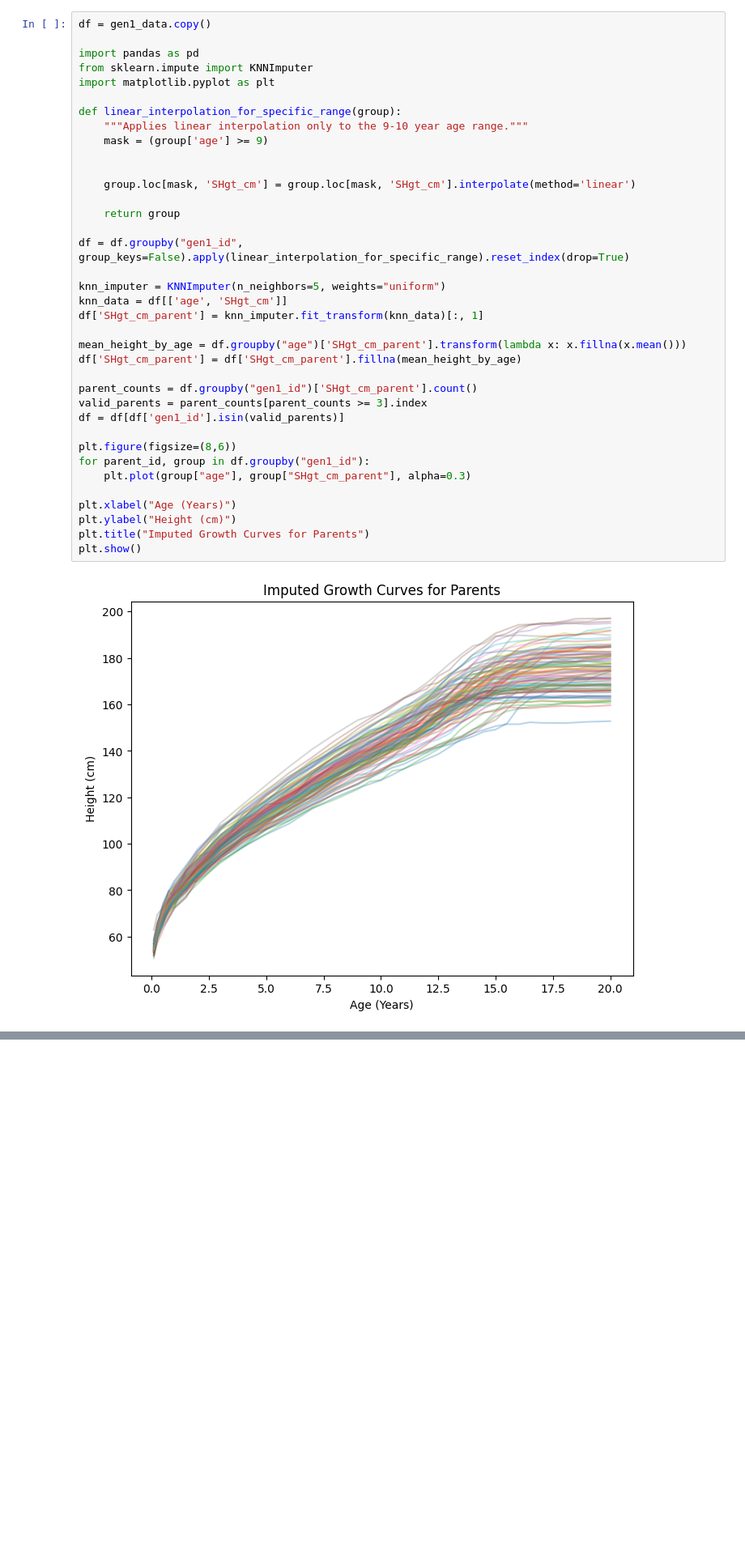
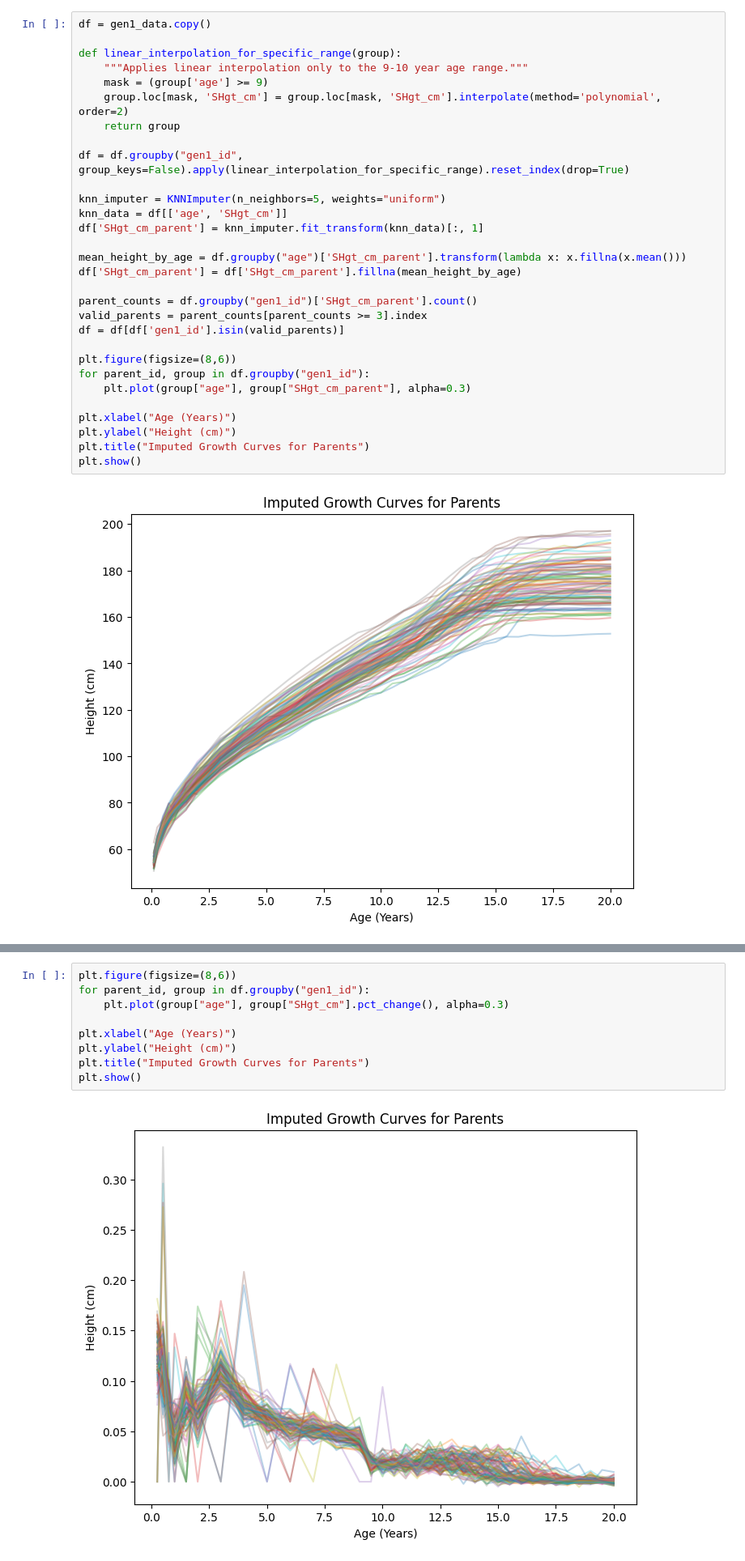
Before and after one commit to walkerhughes/longitudinal, a Jupyter notebook: longitudinal/models/project_wh.ipynb, the cells around one changed output, grey strips where cells are left out. Shown at 81% size. Cells and saved outputs as stored; diff of their text form; blank space fills up the shorter version.

```diff
--- a/longitudinal/models/project_wh.ipynb
+++ b/longitudinal/models/project_wh.ipynb
@@ -120,17 +123,10 @@ for id in gen1_data.gen1_id.unique():
 # %%
 df = gen1_data.copy()
-
-import pandas as pd
-from sklearn.impute import KNNImputer
-import matplotlib.pyplot as plt
 
 def linear_interpolation_for_specific_range(group):
     """Applies linear interpolation only to the 9-10 year age range."""
     mask = (group['age'] >= 9)
-
-
-    group.loc[mask, 'SHgt_cm'] = group.loc[mask, 'SHgt_cm'].interpolate(method='linear')
-
+    group.loc[mask, 'SHgt_cm'] = group.loc[mask, 'SHgt_cm'].interpolate(method='polynomial', order=2)
     return group
 
 df = df.groupby("gen1_id", group_keys=False).apply(linear_interpolation_for_specific_range).reset_index(drop=True)
@@ -177,0 +184,11 @@ for id in gen2_data.gen2_id.unique():
+# %%
+plt.figure(figsize=(8,6))
+for parent_id, group in df.groupby("gen1_id"):
+    plt.plot(group["age"], group["SHgt_cm"].pct_change(), alpha=0.3)
+
+plt.xlabel("Age (Years)")
+plt.ylabel("Height (cm)")
+plt.title("Imputed Growth Curves for Parents")
+plt.show()
+# %% [output]
+[figure, added]
```
Also changed, not shown: parts of 12 cells of this notebook, 14 other files.
